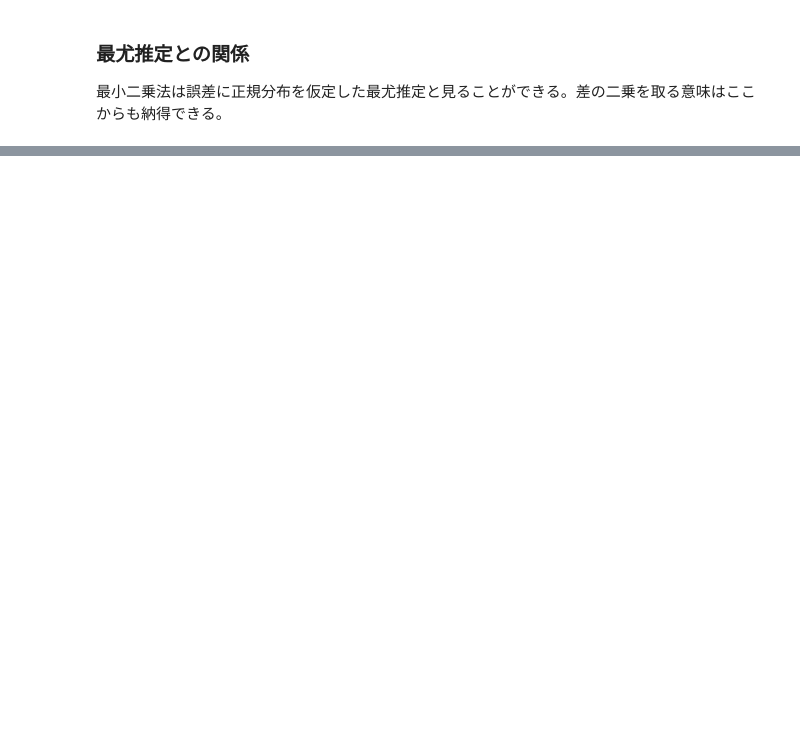
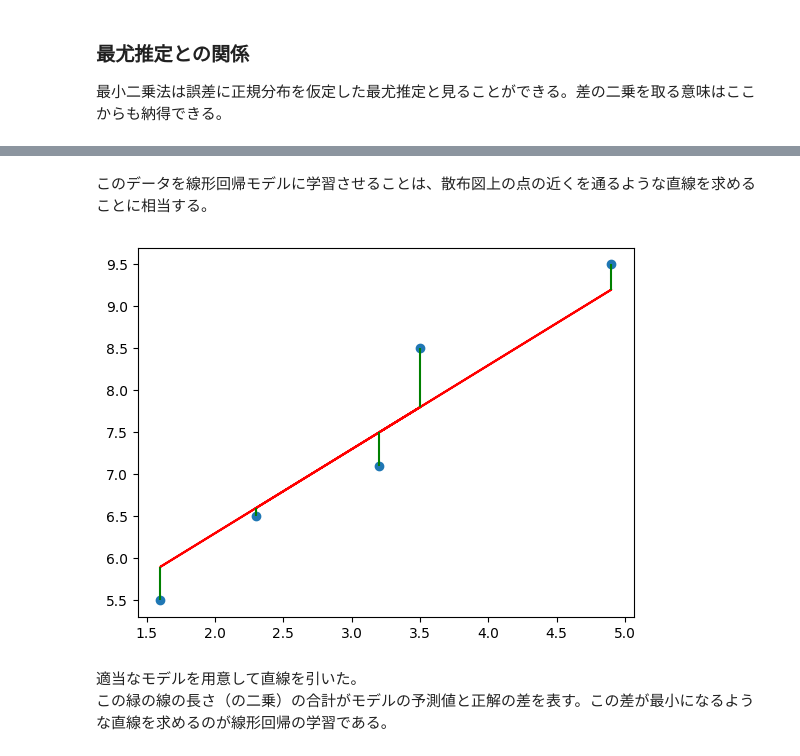
Before and after one commit to misya11p/machine-learning, a Jupyter notebook: linear_regression.ipynb, the cells around one changed output, grey strips where cells are left out. Cells and saved outputs as stored; diff of their text form; code cells hidden in the pictures; blank space fills up the shorter version.

```diff
--- a/linear_regression.ipynb
+++ b/linear_regression.ipynb
@@ -65,0 +99,13 @@ $$
+# %% [markdown]
+このデータを線形回帰モデルに学習させることは、散布図上の点の近くを通るような直線を求めることに相当する。
+# %%
+f = lambda x: x + 4.3
+plt.scatter(x, y);
+plt.plot(x, f(x), color='red');
+for xi, yi in zip(x, y):
+    plt.vlines(xi, yi, f(xi), color='green');
+# %% [output]
+[figure, added]
+# %% [markdown]
+適当なモデルを用意して直線を引いた。
+この緑の線の長さ（の二乗）の合計がモデルの予測値と正解の差を表す。この差が最小になるような直線を求めるのが線形回帰の学習である。
```
Also changed, not shown: parts of 23 cells of this notebook.
